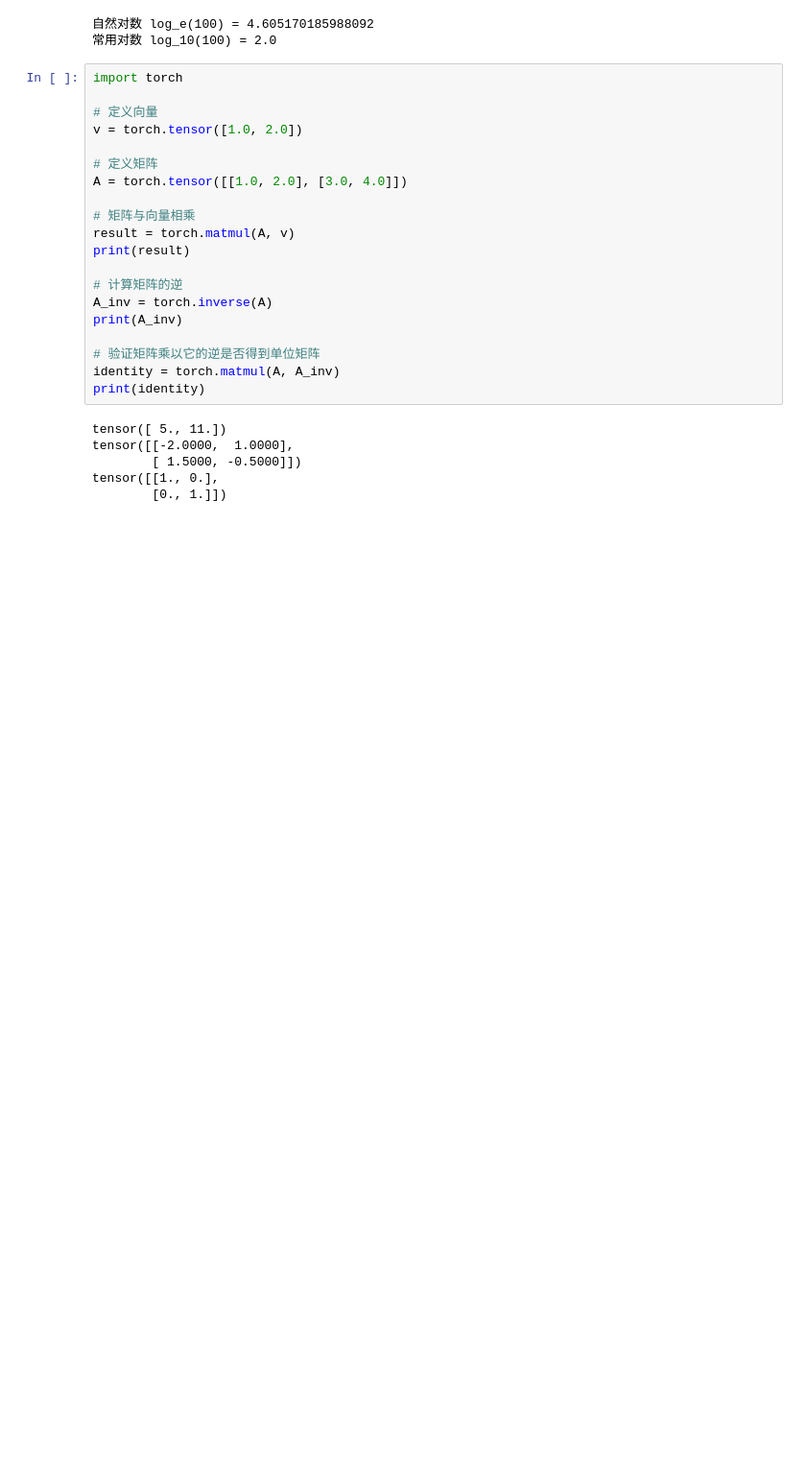
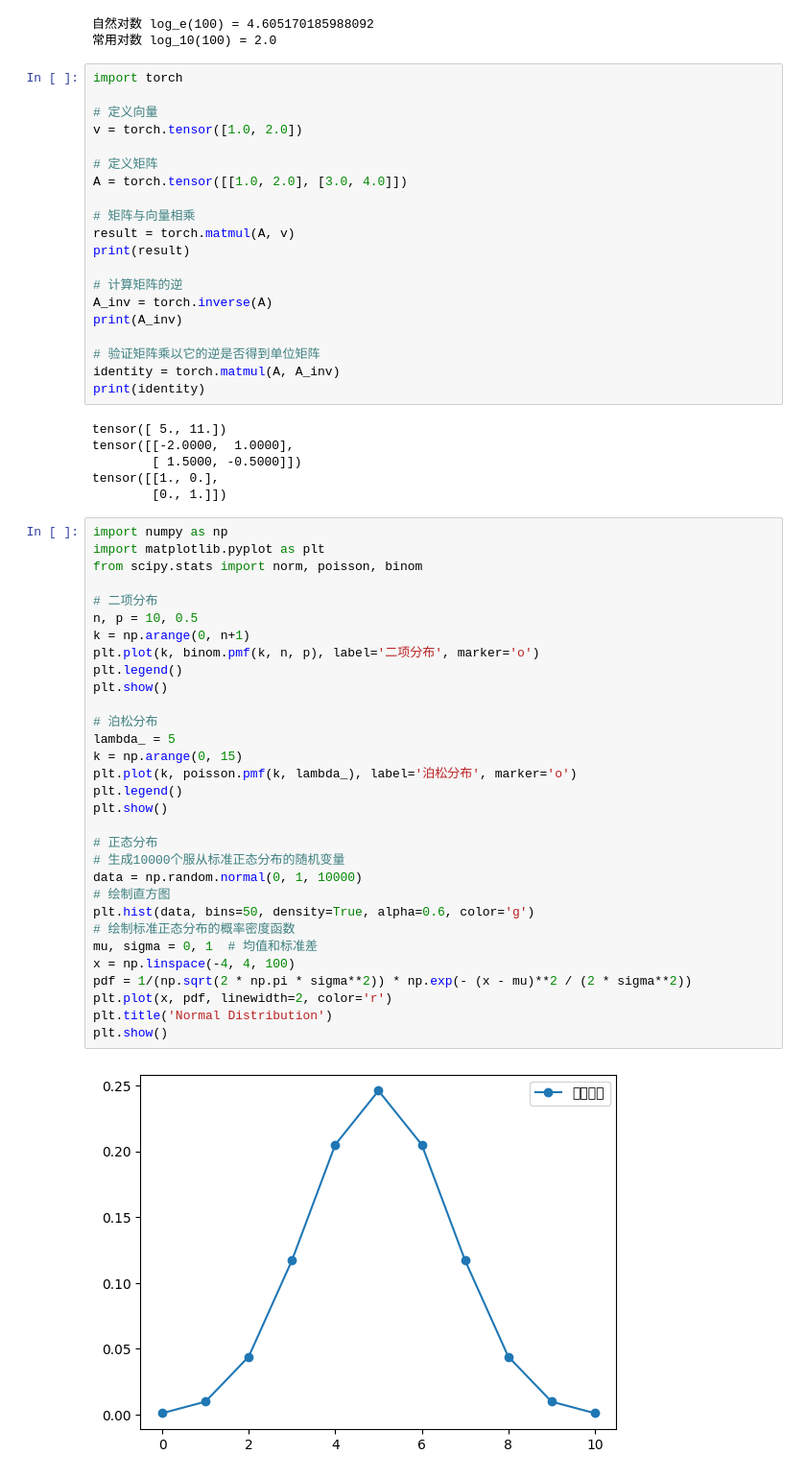
Before and after one commit to aceliuchanghong/my_lm_log, a Jupyter notebook: 0_数学基础/AI-数学-必学/ipynb/all.ipynb, the cells around one changed output. Shown at 96% size. Saved outputs shown, nothing was run; the diff lists cells and outputs as text; blank space fills up the shorter version.

```diff
--- a/0_数学基础/AI-数学-必学/ipynb/all.ipynb
+++ b/0_数学基础/AI-数学-必学/ipynb/all.ipynb
@@ -49,3 +49,36 @@ tensor([[-2.0000,  1.0000],
         [ 1.5000, -0.5000]])
 tensor([[1., 0.],
         [0., 1.]])
+# %%
+import numpy as np
+import matplotlib.pyplot as plt
+from scipy.stats import norm, poisson, binom
+
+# 二项分布
+n, p = 10, 0.5
+k = np.arange(0, n+1)
+plt.plot(k, binom.pmf(k, n, p), label='二项分布', marker='o')
+plt.legend()
+plt.show()
+
+# 泊松分布
+lambda_ = 5
+k = np.arange(0, 15)
+plt.plot(k, poisson.pmf(k, lambda_), label='泊松分布', marker='o')
+plt.legend()
+plt.show()
+
+# 正态分布
+# 生成10000个服从标准正态分布的随机变量
+data = np.random.normal(0, 1, 10000)
+# 绘制直方图
+plt.hist(data, bins=50, density=True, alpha=0.6, color='g')
+# 绘制标准正态分布的概率密度函数
+mu, sigma = 0, 1  # 均值和标准差
+x = np.linspace(-4, 4, 100)
+pdf = 1/(np.sqrt(2 * np.pi * sigma**2)) * np.exp(- (x - mu)**2 / (2 * sigma**2))
+plt.plot(x, pdf, linewidth=2, color='r')
+plt.title('Normal Distribution')
+plt.show()
+# %% [output]
+[figure, added]
```
Also changed, not shown: parts of 1 cell of this notebook, 3 other files.
